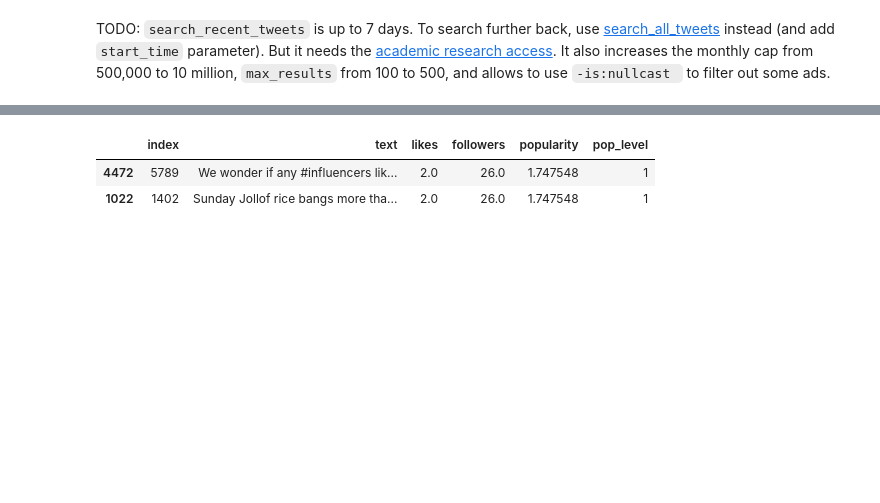
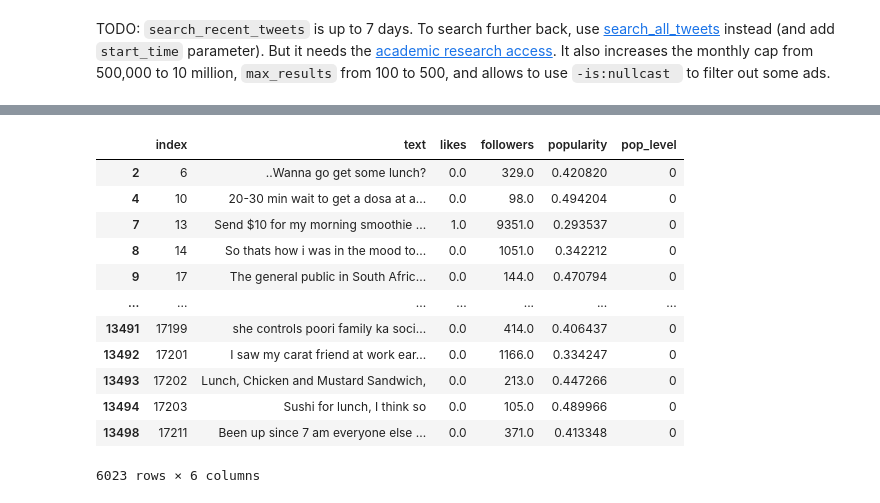
Before and after one commit to giemsei/dssc-ml, a Jupyter notebook: notes/mpolo/collection.ipynb, the cells around one changed output, grey strips where cells are left out. Cells and saved outputs as stored; diff of their text form; code cells hidden in the pictures; blank space fills up the shorter version.

```diff
--- a/notes/mpolo/collection.ipynb
+++ b/notes/mpolo/collection.ipynb
@@ -97,23 +98,31 @@ a, b
 # %%
 #TODO tune
 lower = 0.5 #lower bound for medium popularity
-upper = 2 #upper bound for medium popularity
+upper = 1.5 #upper bound for medium popularity
 
 #get popularity by normalizing likes
 df['popularity'] = df['likes']/curve(df['followers'], a, b) #likes starts from 1
 df['pop_level'] = df['popularity'].apply(lambda x: 0 if x<lower else 1 if x<upper else 2)
 
 #prevent a low pop tweet with 0 likes from being labeled as medium pop if it hasn't enough followers
-df = df[(df['likes']>1) | (1/curve(df['followers'], a, b)<lower)].reset_index()
-
-#set likes back to the original values
-df_pop = df.copy() #new dataframe for robustness against multiple cell execution
-df_pop['likes'] -= 1
+df_pop = df[(df['likes']>1) | (1/curve(df['followers'], a, b)<lower)].reset_index().copy()
 
 #save tweets with popularity
+df_pop['likes'] -= 1 #set likes back to the original values
 df_pop.to_csv(dir_+'dataset_pop.csv', index=False)
-df_pop.sample(2)
-# %% [output]
-|  | index | text | likes | followers | popularity | pop_level |
-| 4472 | 5789 | We wonder if any #influencers lik... | 2.0 | 26.0 | 1.747548 | 1 |
-| 1022 | 1402 | Sunday Jollof rice bangs more tha... | 2.0 | 26.0 | 1.747548 | 1 |
+# %%
+df_pop[df_pop['pop_level']==0]
+# %% [output]
+|  | index | text | likes | followers | popularity | pop_level |
+| 2 | 6 | ..Wanna go get some lunch? | 0.0 | 329.0 | 0.420820 | 0 |
+| 4 | 10 | 20-30 min wait to get a dosa at a... | 0.0 | 98.0 | 0.494204 | 0 |
+| 7 | 13 | Send $10 for my morning smoothie ... | 1.0 | 9351.0 | 0.293537 | 0 |
+| 8 | 14 | So thats how i was in the mood to... | 0.0 | 1051.0 | 0.342212 | 0 |
+| 9 | 17 | The general public in South Afric... | 0.0 | 144.0 | 0.470794 | 0 |
+| ... | ... | ... | ... | ... | ... | ... |
+| 13491 | 17199 | she controls poori family ka soci... | 0.0 | 414.0 | 0.406437 | 0 |
+| 13492 | 17201 | I saw my carat friend at work ear... | 0.0 | 1166.0 | 0.334247 | 0 |
+| 13493 | 17202 | Lunch, Chicken and Mustard Sandwich, | 0.0 | 213.0 | 0.447266 | 0 |
+| 13494 | 17203 | Sushi for lunch, I think so | 0.0 | 105.0 | 0.489966 | 0 |
+| 13498 | 17211 | Been up since 7 am everyone else ... | 0.0 | 371.0 | 0.413348 | 0 |
+6023 rows × 6 columns
```
Also changed, not shown: parts of 3 cells of this notebook, 9 other files.
